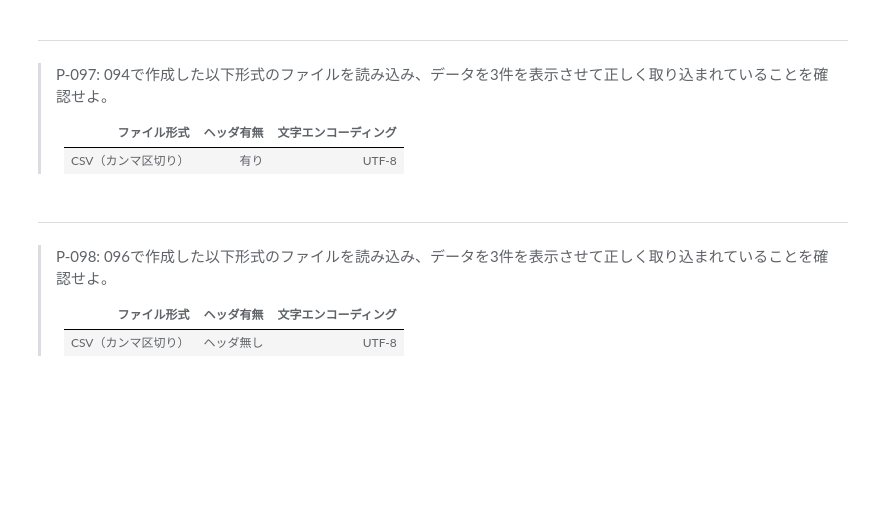
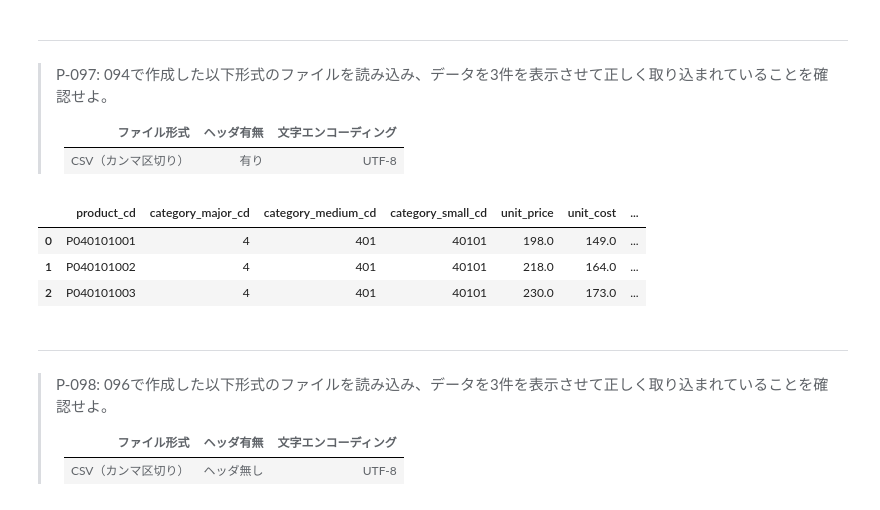
Before and after one commit to oikawama/test1, a Jupyter notebook: 100knocks-preprocess/docker/work/preprocess_knock_Python.ipynb, the cells around one changed output. Drawn from its saved outputs; the diff is of its cells as text; code cells hidden in the pictures; blank space fills up the shorter version.

```diff
--- a/100knocks-preprocess/docker/work/preprocess_knock_Python.ipynb
+++ b/100knocks-preprocess/docker/work/preprocess_knock_Python.ipynb
@@ -1887,6 +1892,14 @@ OSError: Cannot save file into a non-existent directory: 'work'
 > |ファイル形式|ヘッダ有無|文字エンコーディング|
 > |:--:|:--:|:--:|
 > |CSV（カンマ区切り）|有り|UTF-8|
+# %%
+df_tmp = pd.read_csv('data/94.csv')
+df_tmp.head(3)
+# %% [output]
+|  | product_cd | category_major_cd | category_medium_cd | category_small_cd | unit_price | unit_cost | ... |
+| 0 | P040101001 | 4 | 401 | 40101 | 198.0 | 149.0 | ... |
+| 1 | P040101002 | 4 | 401 | 40101 | 218.0 | 164.0 | ... |
+| 2 | P040101003 | 4 | 401 | 40101 | 230.0 | 173.0 | ... |
 # %% [markdown]
 ---
 > P-098: 096で作成した以下形式のファイルを読み込み、データを3件を表示させて正しく取り込まれていることを確認せよ。
```
Also changed, not shown: parts of 6 cells of this notebook, 10 other files.
